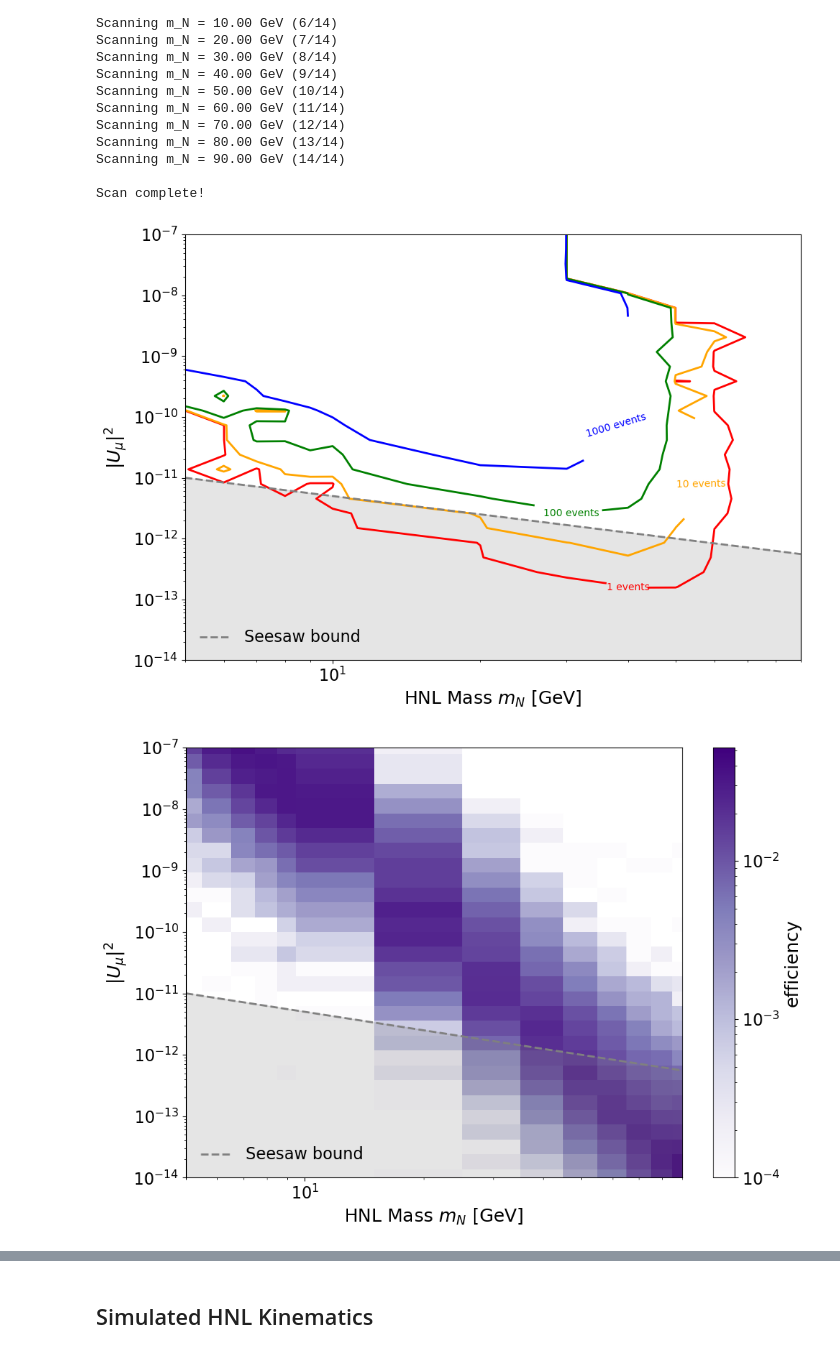
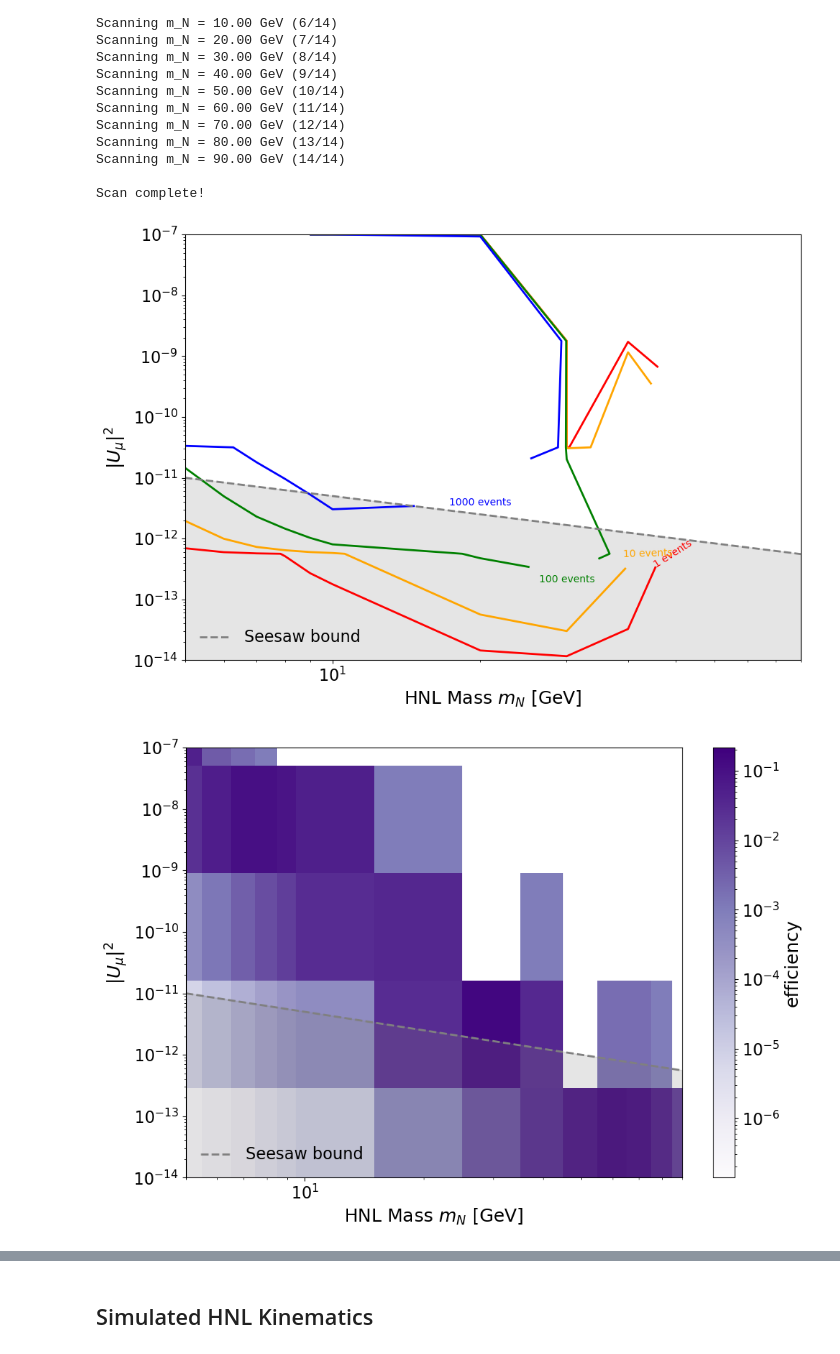
Before and after one commit to nickkamp1/NeutrinoFactoryHNL, a Jupyter notebook: BalloonSandbox.ipynb, the cells around one changed output, grey strips where cells are left out. Saved outputs shown, nothing was run; the diff lists cells and outputs as text; code cells hidden in the pictures.

```diff
--- a/Balloon.ipynb
+++ b/BalloonSandbox.ipynb
@@ -128,16 +128,15 @@ Set up the full HNL production and detection geometry, accounting for:
 # Create default flux geometry
 flux_geometry = HNLFluxGeometry(
     E_mu=E_mu,
-    beam_offset_angle=0.0,  # Beam aimed directly at detector
-    target_depth=200,       # 200 m below surface
-    satellite_height=10000  # 10 km altitude
+    dump_angle=1.53, # radians
+    satellite_height=100000  # 10 km altitude
 )
 
 print("HNL Flux Geometry Configuration")
 print("=" * 40)
 print(f"Muon beam energy: {flux_geometry.E_mu} GeV")
 print(f"Beam direction: {flux_geometry.beam_dir}")
-print(f"Target depth: {flux_geometry.target_depth} m")
+print(f"Target depth: {flux_geometry.dump_depth} m")
 print(f"Target length: {flux_geometry.L_target} m")
 print(f"Satellite height: {flux_geometry.satellite_height/1000:.1f} km")
 # %% [output]
@@ -151,19 +152,19 @@ Satellite height: 10.0 km
 # %%
 # Test signal calculation for a single HNL configuration
 m_N_test = 20  # GeV
-U2_test = 1e-12
-N_samples_test = 2000
+U2_test = 5e-12
+N_samples_test = 1000
 
 print(f"Testing signal calculation for m_N = {m_N_test} GeV, U2 = {U2_test:.0e}")
 print("-" * 50)
 
-photon_counts, N_HNLs_per_muon = compute_signal_at_satellite(
+results = compute_signal_at_satellite(
     m_N_test, E_mu, U2_test, flux_geometry, N_samples=N_samples_test
 )
 
 for min_ph in [1, 5, 10, 50]:
     det_eff, mean_ph, n_events = summarize_signal(
-        photon_counts, N_HNLs_per_muon, N_samples_test, min_photons=min_ph
+        results[0], results[2], N_samples_test, min_ph, results[3], results[1]
     )
     print(f"  min_photons={min_ph:3d}: eff={det_eff:.4f}, <N_ph>={mean_ph:.1f}, events={n_events:.2f}")
 # %% [output]
@@ -193,6 +194,7 @@ def compute_sensitivity_scan(flux_geometry, m_N_range, U2_range,
     # Store raw MC output per grid point
     photon_counts_grid = [[None]*n_m for _ in range(n_U2)]
     N_HNLs_per_muon_grid = np.zeros((n_U2, n_m))
+    weights_grid = [[None]*n_m for _ in range(n_U2)]
 
     for im, m_N in enumerate(m_N_range):
         if verbose:
@@ -200,16 +202,18 @@ def compute_sensitivity_scan(flux_geometry, m_N_range, U2_range,
 
         for iU2, U2 in enumerate(U2_range):
             try:
-                ph_counts, n_hnl = compute_signal_at_satellite(
+                ph_counts, decay_weights, n_hnl, ch_weight, decay_points = compute_signal_at_satellite(
                     m_N, flux_geometry.E_mu, U2, flux_geometry,
                     N_samples=N_samples
                 )
                 photon_counts_grid[iU2][im] = ph_counts
                 N_HNLs_per_muon_grid[iU2, im] = n_hnl
+                weights_grid[iU2][im] = decay_weights * ch_weight
             except Exception as e:
                 if verbose:
                     print(f"  Warning: Failed for U2={U2:.0e}: {e}")
                 photon_counts_grid[iU2][im] = np.zeros(N_samples)
+                weights_grid[iU2][im] = np.zeros(N_samples)
                 N_HNLs_per_muon_grid[iU2, im] = 0.0
 
     return {
@@ -218,6 +222,7 @@ def compute_sensitivity_scan(flux_geometry, m_N_range, U2_range,
         'N_samples': N_samples,
         'photon_counts': photon_counts_grid,
         'N_HNLs_per_muon': N_HNLs_per_muon_grid,
+        'weights': weights_grid,
     }
 
 
@@ -233,6 +238,7 @@ def apply_threshold_to_scan(results, min_photons=10):
     N_samples = results['N_samples']
     ph_grid = results['photon_counts']
     n_hnl_grid = results['N_HNLs_per_muon']
+    weights_grid = results['weights']
 
     n_U2, n_m = len(U2_range), len(m_N_range)
     events = np.zeros((n_U2, n_m))
@@ -243,7 +249,8 @@ def apply_threshold_to_scan(results, min_photons=10):
         for im in range(n_m):
             eff, mph, n_ev = summarize_signal(
                 ph_grid[iU2][im], n_hnl_grid[iU2, im],
-                N_samples, min_photons=min_photons
+                N_samples, min_photons=min_photons,
+                decay_weights=weights_grid[iU2][im]
             )
             events[iU2, im] = n_ev
             efficiency[iU2, im] = eff
@@ -369,7 +376,7 @@ def plot_results(results,
 # %%
 # Run sensitivity scan (expensive -- stores raw photon counts)
 m_N_scan = np.array([5, 6, 7, 8, 9, 10, 20, 30, 40, 50, 60, 70, 80, 90])
-U2_scan = np.logspace(-14, -7, 30)  # Wide range of mixing angles
+U2_scan = np.logspace(-14, -7, 5)  # Wide range of mixing angles
 
 print("Running sensitivity scan...")
 print(f"Mass range: {m_N_scan[0]:.1f} - {m_N_scan[-1]:.1f} GeV")
@@ -378,7 +385,7 @@ print()
 
 raw_results = compute_sensitivity_scan(
     flux_geometry, m_N_scan, U2_scan,
-    N_samples=10000, verbose=True
+    N_samples=1000, verbose=True
 )
 
 print("\nScan complete!")
@@ -405,12 +412,12 @@ Scanning m_N = 90.00 GeV (14/14)
 Scan complete!
 # %%
 # Apply threshold and plot -- change min_photons here to explore different cuts
-results = apply_threshold_to_scan(raw_results, min_photons=500)
+results = apply_threshold_to_scan(raw_results, min_photons=10)
 
 plot_results(
     results,
     save_path='Figures/balloon/sensitivity_scan'
 )
 # %% [output]
-[figure, old version]
+[figure, new version]
-[figure, old version]
+[figure, new version]
```
Also changed, not shown: parts of 10 cells of this notebook, 1 other file.
